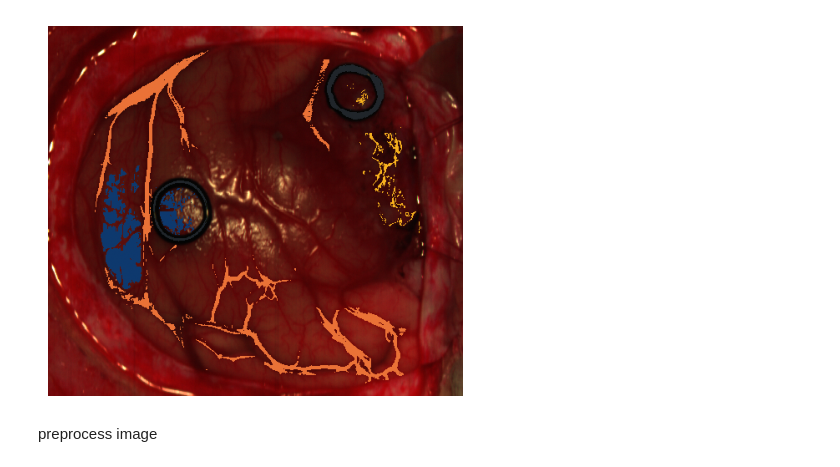
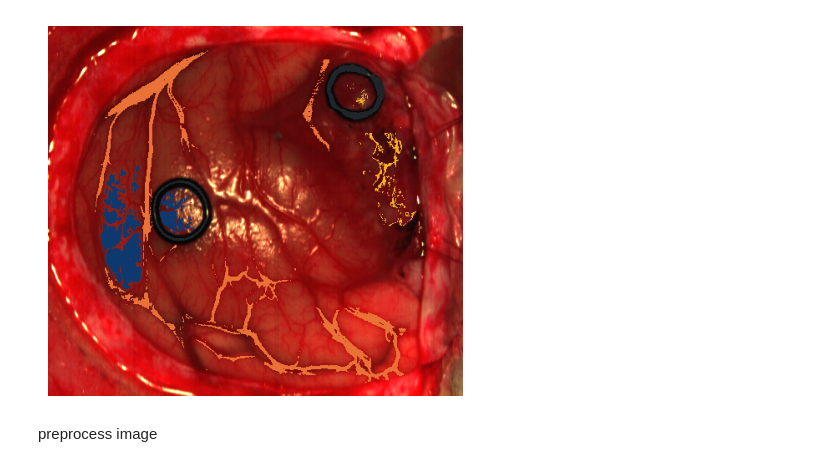
Before and after one commit to hartenbergerma/thesis, a Jupyter notebook: helicoid/helicoid_plots.ipynb, the cells around one changed output. Saved outputs shown, nothing was run; the diff lists cells and outputs as text; code cells hidden in the pictures.

```diff
--- a/helicoid/helicoid_plots.ipynb
+++ b/helicoid/helicoid_plots.ipynb
@@ -16,19 +16,19 @@ from mpl_toolkits.axes_grid1 import make_axes_locatable
 set_plotting_style("latex")
 # set_plotting_style("default")
 # %%
-data_folder = "../../datasets/helicoid/012-01"
+data_folder = "../../datasets/npj_database/012-01"
 class_labels = ["Not labled", "Normal", "Tumor", "Blood", "Background"]
 class_colors = ["white", tum_blue_dark_2, tum_orange, tum_red, tum_grey_1]
 
 # Load the sp data
 img = sp.open_image(data_folder + "/raw.hdr")
 white_ref = sp.open_image(data_folder + "/whiteReference.hdr")
 dark_ref = sp.open_image(data_folder + "/darkReference.hdr")
 gt_map = sp.open_image(data_folder + "/gtMap.hdr")
 
 fig = plot_img(img, gt_map, class_labels, class_colors, legend=False)
 # %% [output]
-[figure, old version]
+[figure, new version]
 # %% [markdown]
 preprocess image
 # %%
```
Also changed, not shown: parts of 1 cell of this notebook, 23 other files.
